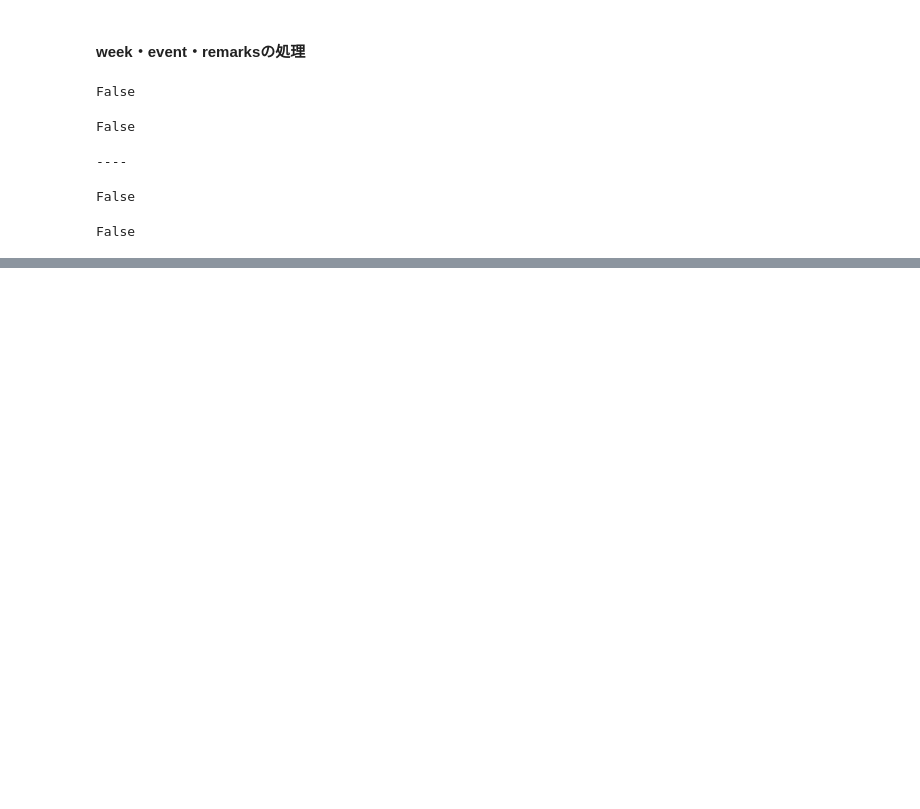
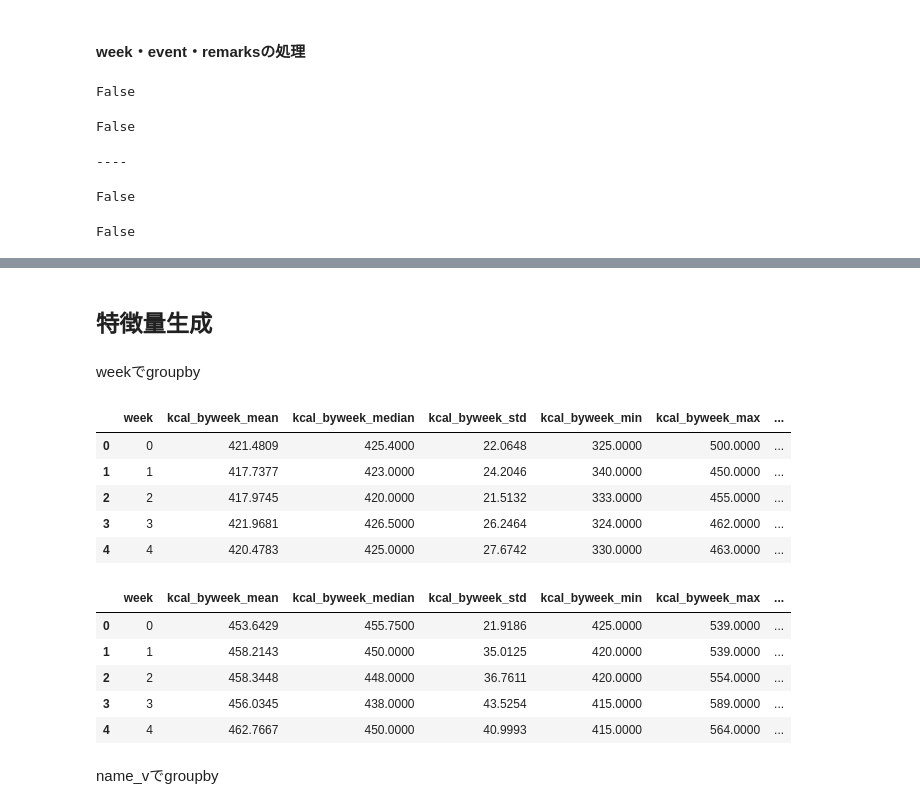
Before and after one commit to idsts2670/signate, a Jupyter notebook: 三菱コンペ/mitsubishi.ipynb, the cells around one changed output, grey strips where cells are left out. Drawn from its saved outputs; the diff is of its cells as text; code cells hidden in the pictures; blank space fills up the shorter version.

```diff
--- a/三菱コンペ/mitsubishi.ipynb
+++ b/三菱コンペ/mitsubishi.ipynb
@@ -686,2 +703,23 @@ False
 
 とグルーピングして置き換えたのち、target encodingをする
+# %%
+def weather_change(df):
+    condlist = [
+        ((df['weather'].str.contains('晴')) & (df['weather'].str.contains('曇'))),
+        ((df['weather'].str.contains('晴')) & (df['weather'].str.contains('雨'))),
+        ((df['weather'].str.contains('曇')) & (df['weather'].str.contains('雨'))),
+        ((df['weather'].str.contains('晴')) & (df['weather'].str.contains('曇')) & (df['weather'].str.contains('雨'))),
+        (df['weather'].str.contains('晴')),
+        (df['weather'].str.contains('曇')),
+        (df['weather'].str.contains('雨'))
+        ]
+    choicelist = [1,3,3,3,0,2,3]
+
+    # 複数の条件が満たされた場合、 condlist で最初に検出された条件が使用される
+    df['weather_v'] = np.select(condlist, choicelist, default=-9999)
+
+    return df
+# %%
+# 関数の実施
+train = weather_change(train)
+test = weather_change(test)
@@ -703,0 +757,38 @@ def name_change(df):
+# %% [markdown]
+## 特徴量生成
+# %%
+# 使いたいカラムの取得
+COLS = list(train.columns[1:])
+con_cols = [col for col in COLS if col in ['kcal', 'precipitation', 'temperature']]
+con_cols
+# %% [markdown]
+weekでgroupby
+# %%
+train_num_agg1 = train.groupby(by='week', as_index=False)[con_cols].agg(['mean', 'median', 'std', 'min', 'max'])
+# rename the columns
+train_num_agg1.columns = ['_byweek_'.join(x) for x in train_num_agg1.columns]
+# マルチカラムになっているのでそれをシングルカラムにしてあげる
+train_num_agg1.reset_index(inplace = True)
+
+test_num_agg1 = test.groupby(by='week', as_index=False)[con_cols].agg(['mean', 'median', 'std', 'min', 'max'])
+# rename the columns
+test_num_agg1.columns = ['_byweek_'.join(x) for x in test_num_agg1.columns]
+# マルチカラムになっているのでそれをシングルカラムにしてあげる
+test_num_agg1.reset_index(inplace = True)
+# %%
+display(train_num_agg1, test_num_agg1)
+# %% [output]
+|  | week | kcal_byweek_mean | kcal_byweek_median | kcal_byweek_std | kcal_byweek_min | kcal_byweek_max | ... |
+| 0 | 0 | 421.4809 | 425.4000 | 22.0648 | 325.0000 | 500.0000 | ... |
+| 1 | 1 | 417.7377 | 423.0000 | 24.2046 | 340.0000 | 450.0000 | ... |
+| 2 | 2 | 417.9745 | 420.0000 | 21.5132 | 333.0000 | 455.0000 | ... |
+| 3 | 3 | 421.9681 | 426.5000 | 26.2464 | 324.0000 | 462.0000 | ... |
+| 4 | 4 | 420.4783 | 425.0000 | 27.6742 | 330.0000 | 463.0000 | ... |
+|  | week | kcal_byweek_mean | kcal_byweek_median | kcal_byweek_std | kcal_byweek_min | kcal_byweek_max | ... |
+| 0 | 0 | 453.6429 | 455.7500 | 21.9186 | 425.0000 | 539.0000 | ... |
+| 1 | 1 | 458.2143 | 450.0000 | 35.0125 | 420.0000 | 539.0000 | ... |
+| 2 | 2 | 458.3448 | 448.0000 | 36.7611 | 420.0000 | 554.0000 | ... |
+| 3 | 3 | 456.0345 | 438.0000 | 43.5254 | 415.0000 | 589.0000 | ... |
+| 4 | 4 | 462.7667 | 450.0000 | 40.9993 | 415.0000 | 564.0000 | ... |
+# %% [markdown]
+name_vでgroupby
```
Also changed, not shown: parts of 36 cells of this notebook.
